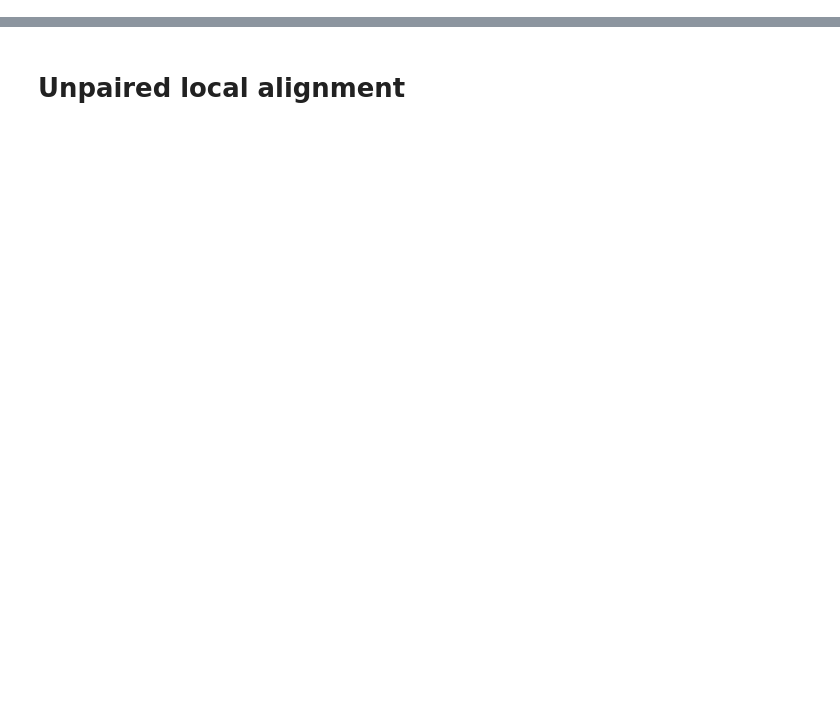
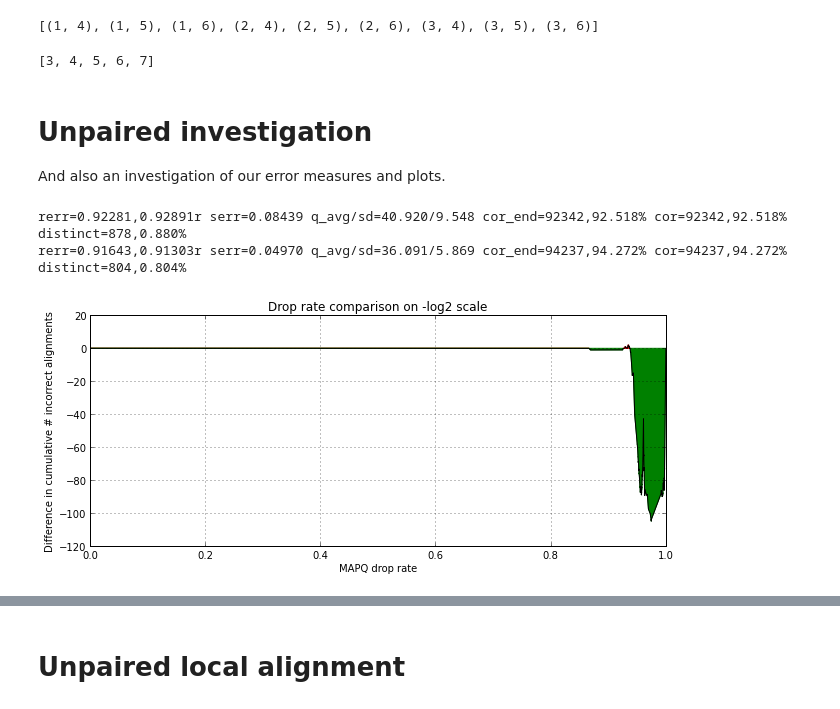
Before and after one commit to umranyaman/qtip-experiments, a Jupyter notebook: notebooks/Tandem Simulation.ipynb, the cells around one changed output, grey strips where cells are left out. Drawn from its saved outputs; the diff is of its cells as text; code cells hidden in the pictures; blank space fills up the shorter version.

```diff
--- a/notebooks/Tandem Simulation.ipynb
+++ b/notebooks/Tandem Simulation.ipynb
@@ -285,0 +155,7 @@ err, y, s = smoothfit_error(pcor_test, y_test, plot=True, log2ize=True)
+# %%
+def tally_cor_per(level, cor):
+    tally = defaultdict(lambda: [0, 0])
+    for p, c in zip(level, cor):
+        c = 0 if c else 1
+        tally[p][c] += 1
+    return tally
@@ -285,0 +518,10 @@ err, y, s = smoothfit_error(pcor_test, y_test, plot=True, log2ize=True)
+# %%
+def _drop_rate_cum_sum(pcor, cor):
+    tally = tally_cor_per(pcor, cor)
+    cumsum, cumsums = 0, []
+    for p, tup in sorted(tally.iteritems(), reverse=True):
+        ncor, nincor = tup
+        for i in xrange(ncor + nincor):
+            cumsum += (float(nincor) / (ncor + nincor))
+            cumsums.append(cumsum)
+    return cumsums
@@ -285,0 +873,49 @@ err, y, s = smoothfit_error(pcor_test, y_test, plot=True, log2ize=True)
+# %%
+model_35_6 = lambda: RandomForestRegressor(n_estimators=35, max_depth=6, random_state=33, max_features='auto')
+model_35 = lambda: RandomForestRegressor(n_estimators=35, random_state=33, max_features='auto')
+model_30_5 = lambda: RandomForestRegressor(n_estimators=30, max_depth=5, random_state=77, max_features='auto')
+model_30 = lambda: RandomForestRegressor(n_estimators=30, random_state=77, max_features='auto')
+model_25_4 = lambda: RandomForestRegressor(n_estimators=25, max_depth=4, random_state=25, max_features='auto')
+model_25 = lambda: RandomForestRegressor(n_estimators=25, random_state=25, max_features='auto')
+model_10 = lambda: RandomForestRegressor(n_estimators=10, random_state=889234, max_features='auto')
+
+random_forest_models = []
+for ntrees, max_depth in itertools.product(range(5, 100, 10), [3, 4, 5]):
+    random_forest_models.append((RandomForestRegressor(n_estimators=ntrees, max_depth=max_depth,
+                                                       random_state=33, max_features='auto'),
+                                "RF(%d,%d)" % (ntrees, max_depth)))
+
+extra_trees_models = []
+for ntrees, max_depth in itertools.product(range(15, 60, 10), range(8, 13)):
+    extra_trees_models.append((ExtraTreesRegressor(n_estimators=ntrees, max_depth=max_depth,
+                                                   random_state=33, max_features='auto'),
+                                "Ex(%d,%d)" % (ntrees, max_depth)))
+
+dtree_model = lambda: DecisionTreeRegressor(random_state=36452)
+# %%
+list(itertools.product([1, 2, 3], [4, 5, 6]))
+# %% [output]
+[(1, 4), (1, 5), (1, 6), (2, 4), (2, 5), (2, 6), (3, 4), (3, 5), (3, 6)]
+# %%
+range(3, 8)
+# %% [output]
+[3, 4, 5, 6, 7]
+# %% [markdown]
+Unpaired investigation
+======================
+
+And also an investigation of our error measures and plots.
+# %%
+simple_bt2s_250_unp_fit = MapqFit(simple_bt2s_250_unp_dir, random_forest_models, 0.3)
+simple_bt2s_100_unp_fit = MapqFit(simple_bt2s_100_unp_dir, random_forest_models, 0.3)
+# %%
+for fit in [simple_bt2s_100_unp_fit, simple_bt2s_250_unp_fit]:
+    print fit.summary()
+# %% [output]
+rerr=0.92281,0.92891r serr=0.08439 q_avg/sd=40.920/9.548 cor_end=92342,92.518% cor=92342,92.518% distinct=878,0.880%
+rerr=0.91643,0.91303r serr=0.04970 q_avg/sd=36.091/5.869 cor_end=94237,94.272% cor=94237,94.272% distinct=804,0.804%
+# %%
+fig = plot_drop_rate_difference(simple_bt2s_100_unp_fit.pcor(), simple_bt2s_100_unp_fit.pcor_orig(),
+                                simple_bt2s_100_unp_fit.correct(), log2ize=False)
+# %% [output]
+[figure, added]
```
Also changed, not shown: parts of 168 cells of this notebook.
